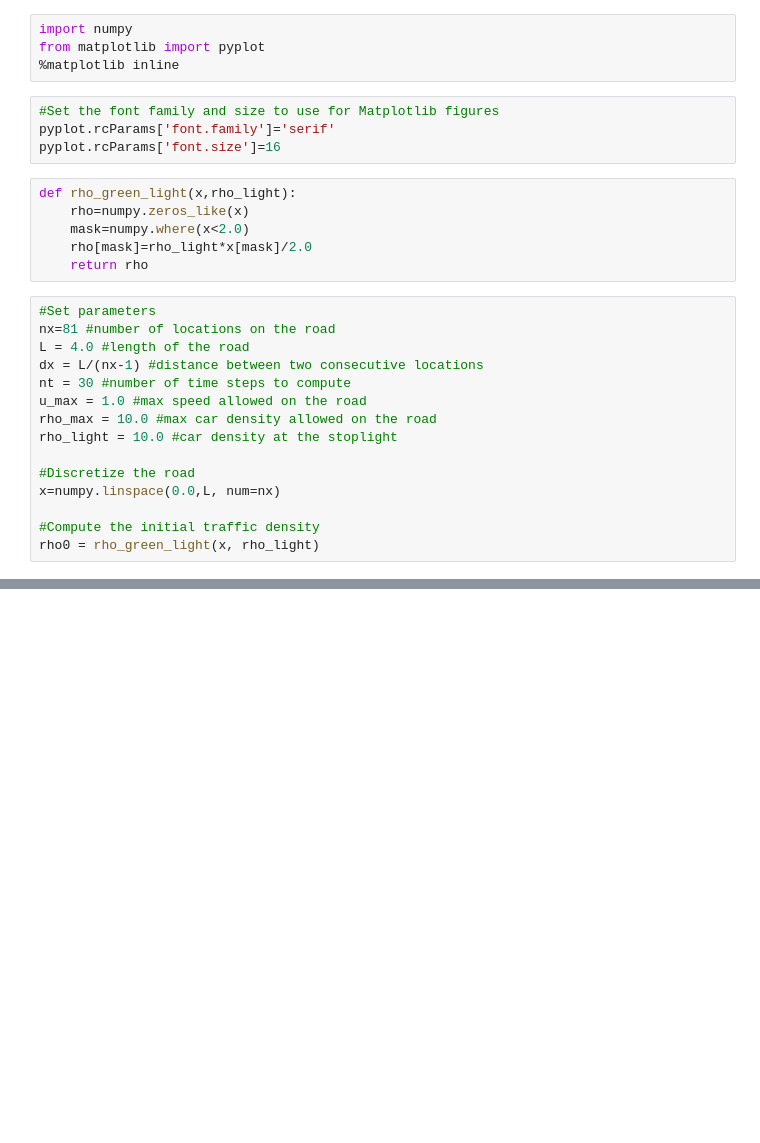
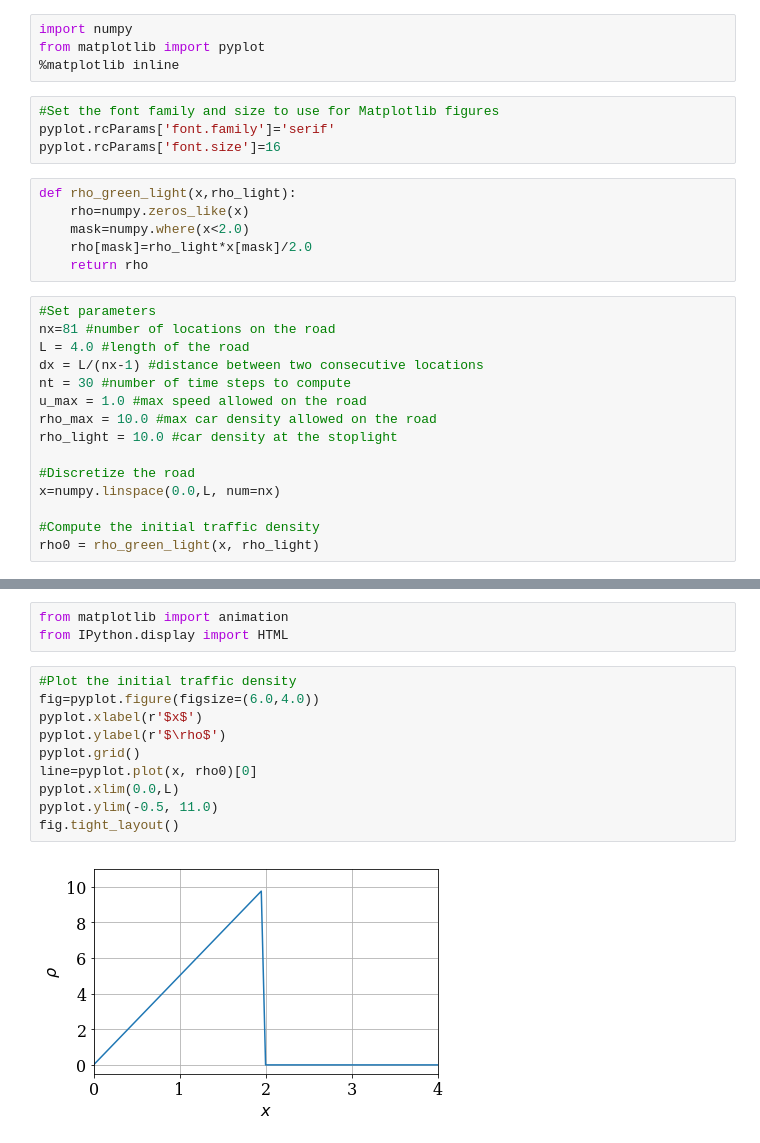
Before and after one commit to ryan28973630/MAE6286, a Jupyter notebook: Seventh Class (20181016) Module 3, Lesson 1.ipynb, the cells around one changed output, grey strips where cells are left out. Saved outputs shown, nothing was run; the diff lists cells and outputs as text; blank space fills up the shorter version.

```diff
--- a/Seventh Class (20181016) Module 3, Lesson 1.ipynb
+++ b/Seventh Class (20181016) Module 3, Lesson 1.ipynb
@@ -34,0 +72,15 @@ pyplot.ylabel(r'$\rho')
+# %%
+from matplotlib import animation
+from IPython.display import HTML
+# %%
+#Plot the initial traffic density
+fig=pyplot.figure(figsize=(6.0,4.0))
+pyplot.xlabel(r'$x$')
+pyplot.ylabel(r'$\rho$')
+pyplot.grid()
+line=pyplot.plot(x, rho0)[0]
+pyplot.xlim(0.0,L)
+pyplot.ylim(-0.5, 11.0)
+fig.tight_layout()
+# %% [output]
+[figure, added]
```
Also changed, not shown: parts of 11 cells of this notebook.
